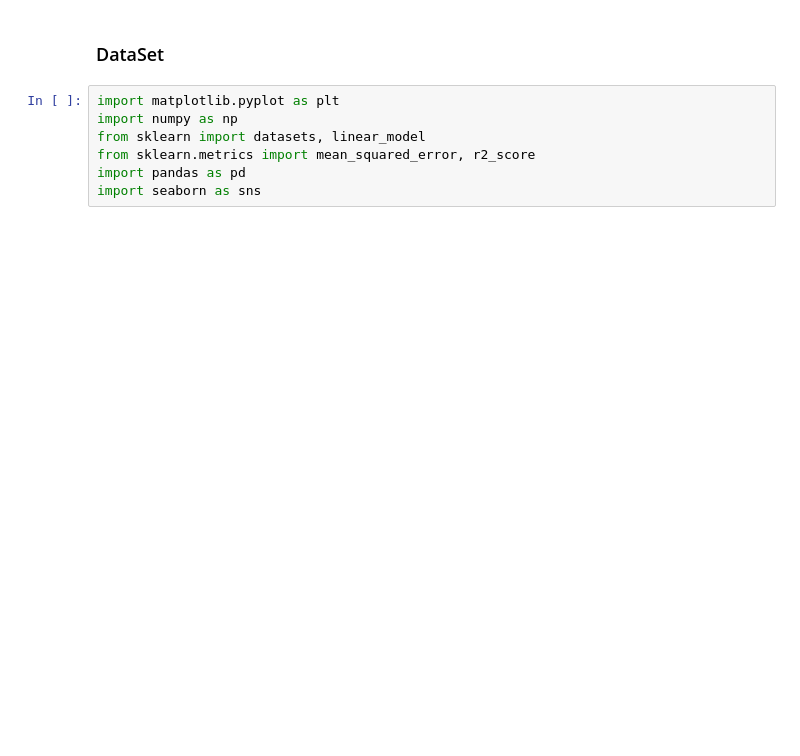
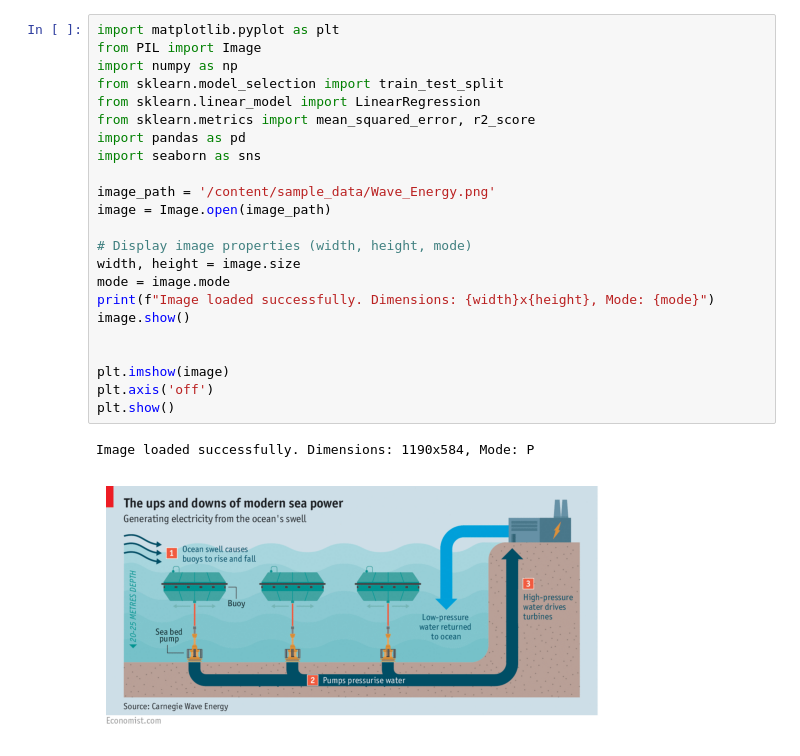
Before and after one commit to pmb-7684/Data_Mining_Project_3, a Jupyter notebook: DM_project3.ipynb, the cells around one changed output. Cells and saved outputs as stored; diff of their text form; blank space fills up the shorter version.

```diff
--- a/DM_project3.ipynb
+++ b/DM_project3.ipynb
@@ -9,9 +22,26 @@ A promising renewablenergy resource is the use of wave farms to create wave ener
-# %% [markdown]
-### DataSet
 # %%
 import matplotlib.pyplot as plt
+from PIL import Image
 import numpy as np
-from sklearn import datasets, linear_model
+from sklearn.model_selection import train_test_split
+from sklearn.linear_model import LinearRegression
 from sklearn.metrics import mean_squared_error, r2_score
 import pandas as pd
 import seaborn as sns
+
+image_path = '/content/sample_data/Wave_Energy.png'
+image = Image.open(image_path)
+
+# Display image properties (width, height, mode)
+width, height = image.size
+mode = image.mode
+print(f"Image loaded successfully. Dimensions: {width}x{height}, Mode: {mode}")
+image.show()
+
+
+plt.imshow(image)
+plt.axis('off')
+plt.show()
+# %% [output]
+Image loaded successfully. Dimensions: 1190x584, Mode: P
+[figure, added]
```
Also changed, not shown: parts of 25 cells of this notebook.
